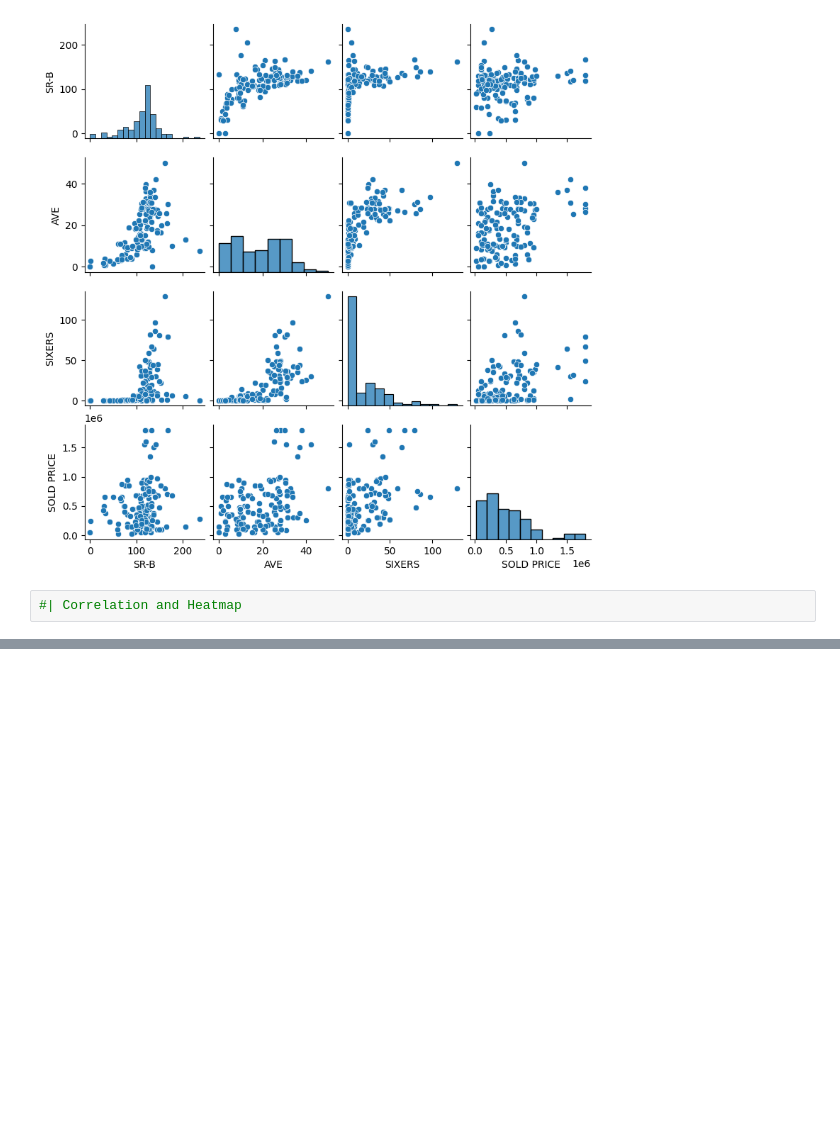
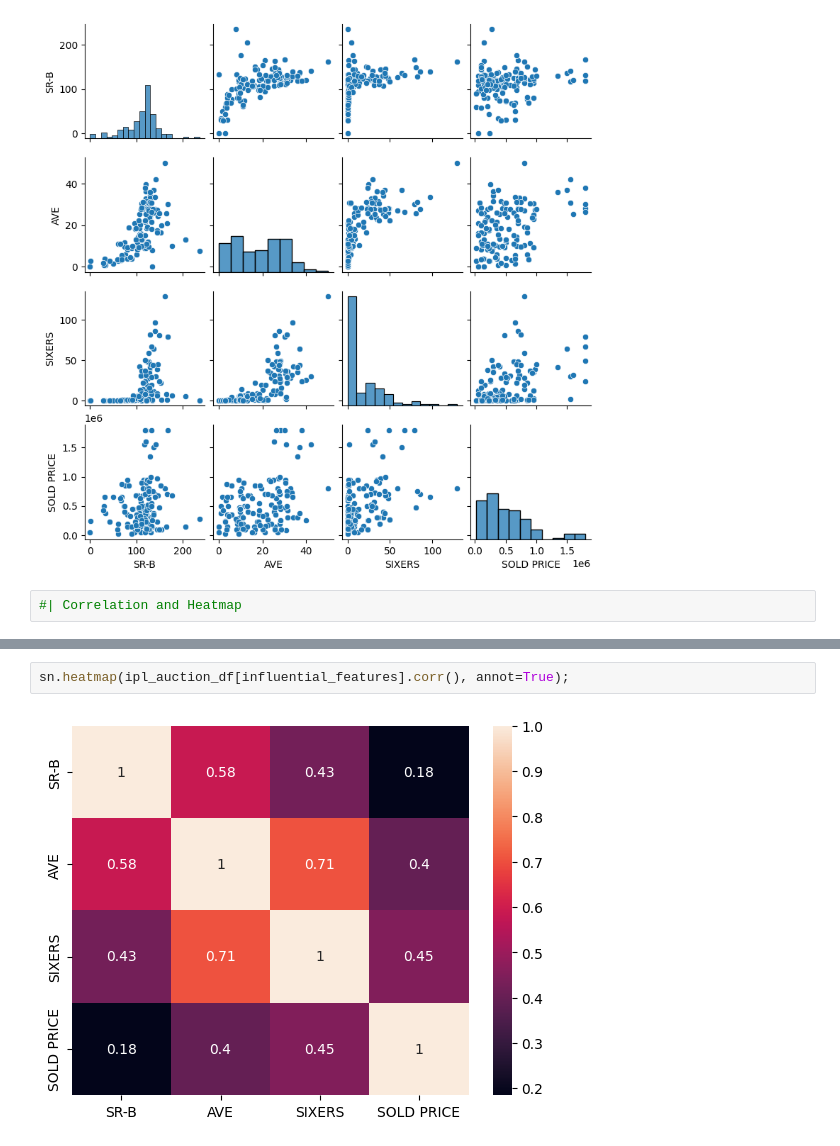
Before and after one commit to luanlimasoueu/analise-de-dados, a Jupyter notebook: livros/Fundamentals-of-AIML-text-book-4/2_capitulo/2_capitulo.ipynb, the cells around one changed output, grey strips where cells are left out. Drawn from its saved outputs; the diff is of its cells as text; blank space fills up the shorter version.

```diff
--- a/livros/Fundamentals-of-AIML-text-book-4/2_capitulo/2_capitulo.ipynb
+++ b/livros/Fundamentals-of-AIML-text-book-4/2_capitulo/2_capitulo.ipynb
@@ -528,0 +537,4 @@ sn.pairplot(ipl_auction_df[influential_features], size=2)
+# %%
+sn.heatmap(ipl_auction_df[influential_features].corr(), annot=True);
+# %% [output]
+[figure, added]
```
Also changed, not shown: parts of 1 cell of this notebook.
